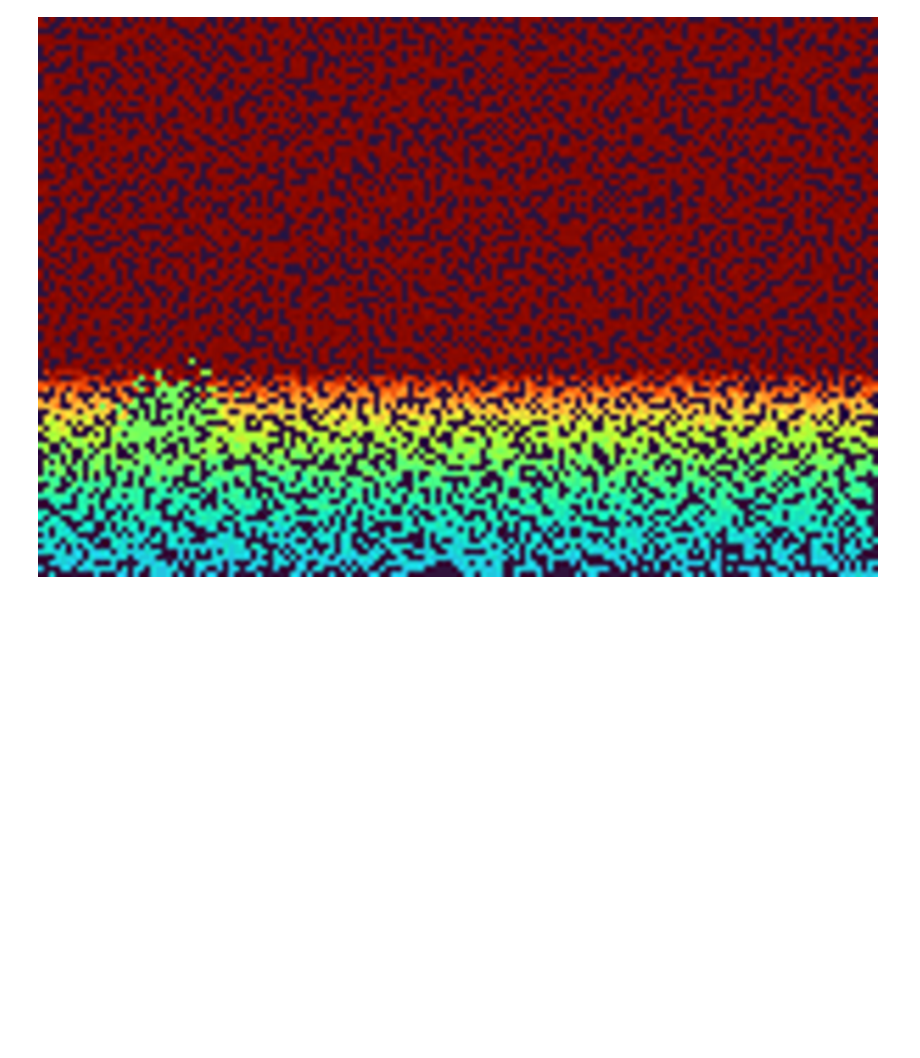
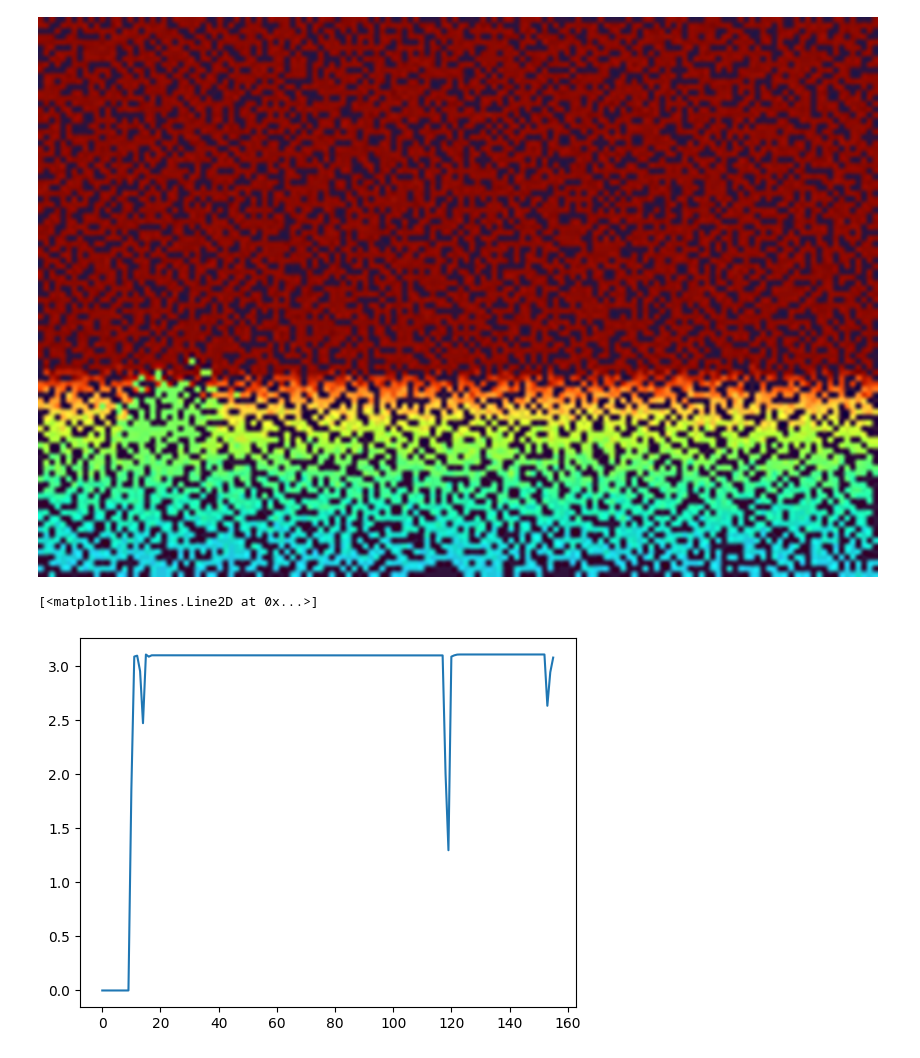
Before and after one commit to probcomp/bayes3d, a Jupyter notebook: experiments/mcs/physics.ipynb, the cells around one changed output. Drawn from its saved outputs; the diff is of its cells as text; code cells hidden in the pictures; blank space fills up the shorter version.

```diff
--- a/experiments/mcs/physics.ipynb
+++ b/experiments/mcs/physics.ipynb
@@ -405,3 +442,8 @@ img = j.render_point_cloud(noisy_point_cloud_image.reshape(-1,3), intrinsics)
 j.scale_image(j.get_depth_image(img[:,:,2]),10)
 # %% [output]
 [figure]
+# %%
+plt.plot(weights_over_time)
+# %% [output]
+[<matplotlib.lines.Line2D at 0x...>]
+[figure, added]
```
Also changed, not shown: parts of 11 cells of this notebook, 3 other files.
